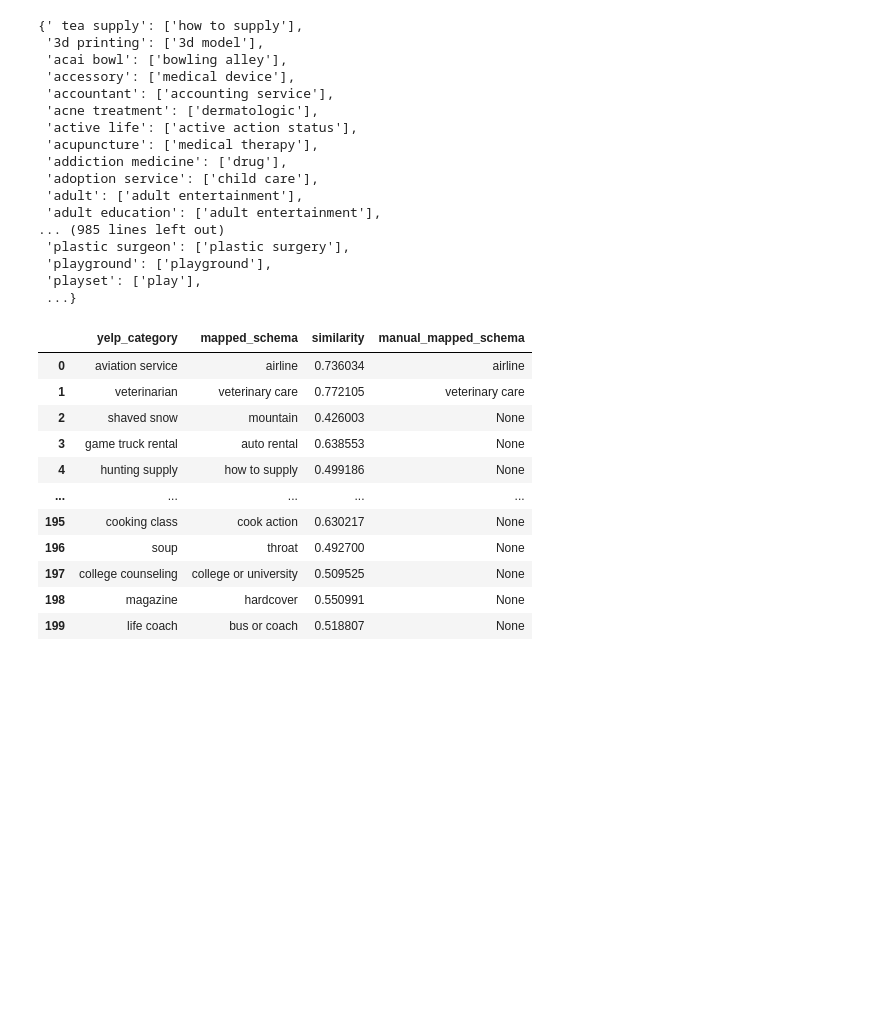
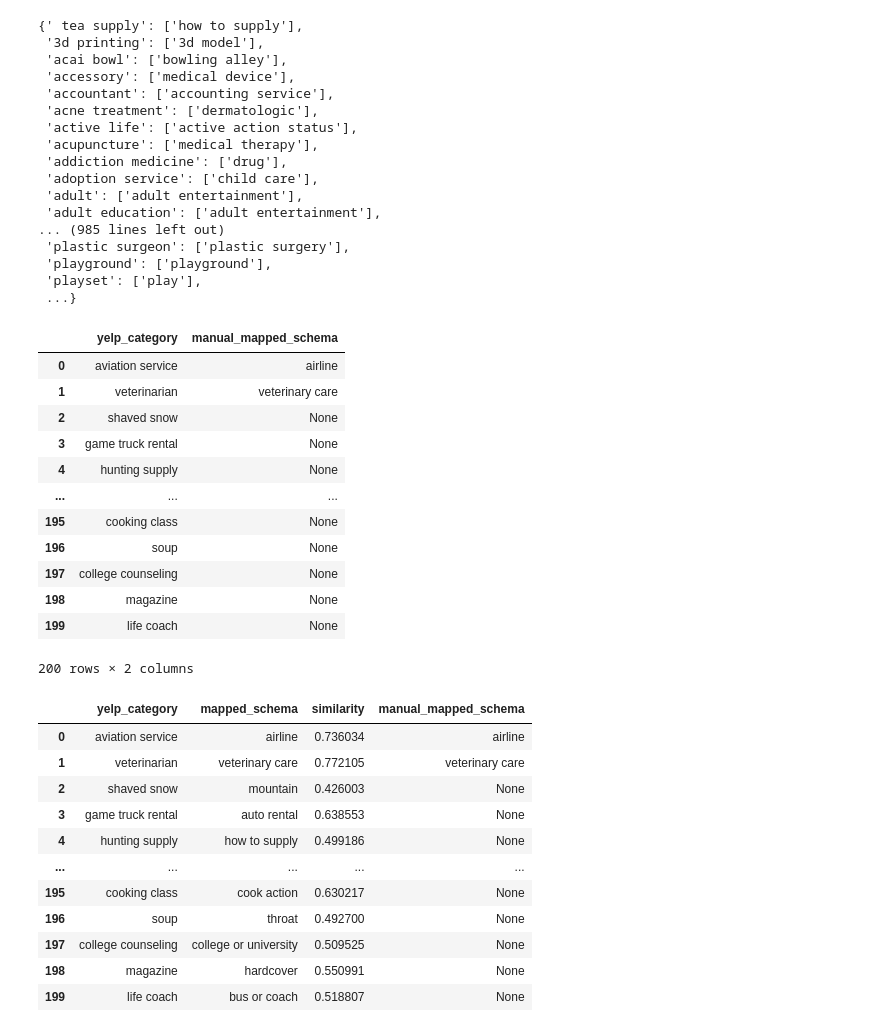
Before and after one commit to MadsCorfixen/The-Yelp-Collaborative-Knowledge-Graph, a Jupyter notebook: Code/Illustrations/yelp_schema_mapping_analysis.ipynb, the cells around one changed output. Saved outputs shown, nothing was run; the diff lists cells and outputs as text; code cells hidden in the pictures; blank space fills up the shorter version.

Commit message:
update of utility data files
Co-authored-by: moleseaau <molese19@student.aau.dk>
Co-authored-by: Mads Corfixen <mcorfi16@student.aau.dk>

```diff
--- a/Code/Illustrations/yelp_schema_mapping_analysis.ipynb
+++ b/Code/Illustrations/yelp_schema_mapping_analysis.ipynb
@@ -156,7 +156,23 @@ mappings[["yelp_category", "mapped_schema"]].set_index('yelp_category').stack().
  ...}
 # %%
 # Loading in the manual ground truth mappings
-manual_mapping = pd.read_excel(get_path("yelp_schema_manual_mapping.xlsx"), names=["yelp_category", "manual_mapped_schema"], usecols=[0, 1]).dropna()[:200]
+manual_mapping = pd.read_csv("/home/ubuntu/YCKG/The-Yelp-Collaborative-Knowledge-Graph/UtilityData/ground_truth_yelp_category_schema_mappings.csv", delimiter=";", header=0, usecols=[0, 1])
+# %%
+manual_mapping
+# %% [output]
+|  | yelp_category | manual_mapped_schema |
+| 0 | aviation service | airline |
+| 1 | veterinarian | veterinary care |
+| 2 | shaved snow | None |
+| 3 | game truck rental | None |
+| 4 | hunting supply | None |
+| ... | ... | ... |
+| 195 | cooking class | None |
+| 196 | soup | None |
+| 197 | college counseling | None |
+| 198 | magazine | None |
+| 199 | life coach | None |
+200 rows × 2 columns
 # %%
 mapp = mappings.copy()
 
```
Also changed, not shown: parts of 2 cells of this notebook, 9 other files.
